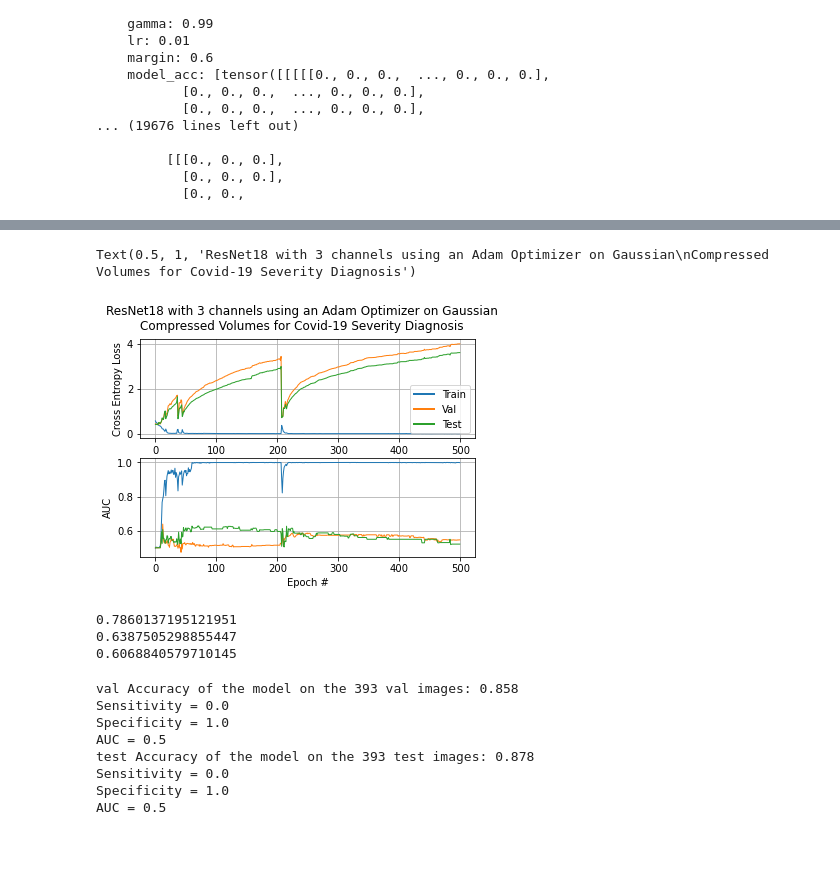
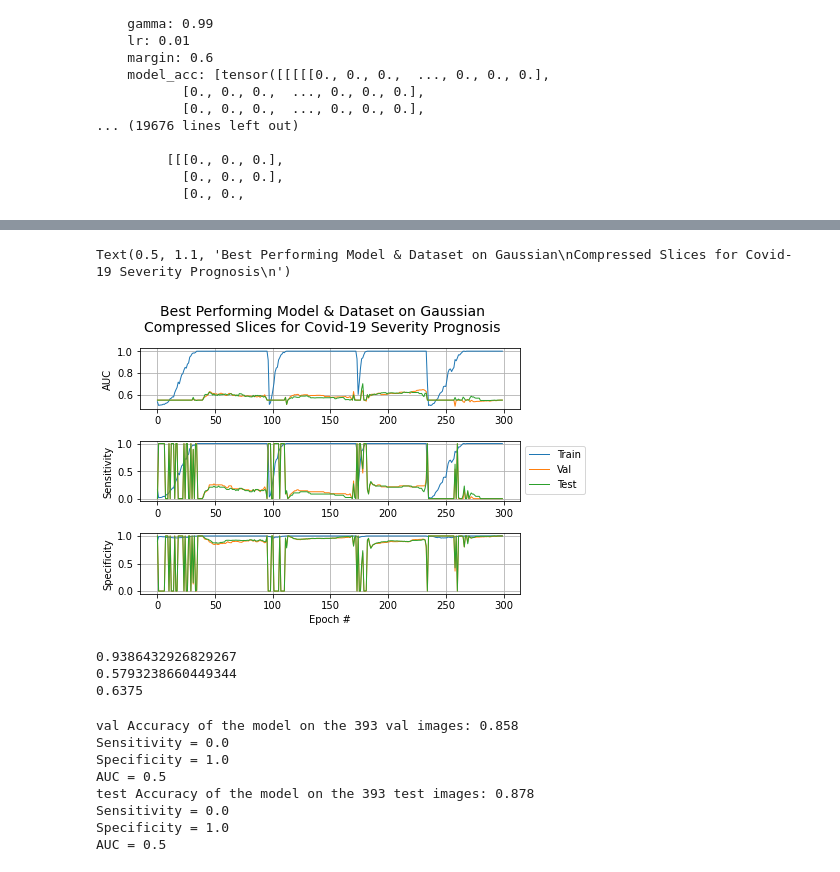
Before and after one commit to hwixley/ctscan-covid19-severity-detection, a Jupyter notebook: ResNet-master/ResNet.ipynb, the cells around one changed output, grey strips where cells are left out. Drawn from its saved outputs; the diff is of its cells as text; code cells hidden in the pictures; blank space fills up the shorter version.

```diff
--- a/ResNet-master/ResNet.ipynb
+++ b/ResNet-master/ResNet.ipynb
@@ -498,7 +499,7 @@ print(minAcc)
 # %% [output]
 0.15086646279306828
 # %%
-batch_size = 32
+batch_size = 16
 # %%
 train_iterator = DataLoader(dataset=TensorDataset(X_img_train, X_usr_train, y_train),batch_size=batch_size,shuffle=False)
 
@@ -526,7 +527,7 @@ margin = 0.6
 beta = 0.99 # this refers to gamma for moving average in the paper
 posNum = 1
 # %%
-rn = resnet18(3, 2)#.to(device)
+rn = resnet101(3, 2)#.to(device)
 torch.manual_seed(SEED)
 # %% [output]
 <torch._C.Generator at 0x...>
@@ -738,50 +737,80 @@ NameError: name 'optimizer' is not defined
 # %%
-with open(f"{db}ep500-resnet18-3channels.pickle", "ab") as f:
+with open(f"{db}ep300-resnet101-3channels-lr{0.01}-wd{1e-2}-mntm{0.6}.pickle", "ab") as f:
     pickle.dump(nn_epochs, f)
+# %%
+db = f"{os.getcwd()}/../../data2/slices/tiled-gaussian-grabber/depthTile-size129600-div0.75-d4/"
+
+with open(f"{db}ep300-resnet18-3channels-lr{0.01}-wd{1e-2}-mntm{0.6}.pickle", "rb") as f:
+    nn_epochs = pickle.load(f)
 # %%
 import matplotlib.pyplot as plt
 # %%
-fig, axs = plt.subplots(2)
+fig, axs = plt.subplots(3)
+fig.tight_layout()
 
-losses = getCNNdata(nn_epochs, "loss", 0, 500)
-aucs = getCNNdata(nn_epochs, "auc", 0, 500)
+losses = getCNNdata(nn_epochs, "loss", 0, 300)
+aucs = getCNNdata(nn_epochs, "auc", 0, 300)
+sens = getCNNdata(nn_epochs, "sens", 0, 300)
+specs = getCNNdata(nn_epochs, "spec", 0, 300)
 lw = 1
 
+"""
 axs[0].plot(np.arange(len(losses["train"])), losses["train"], label="Train", lw=lw)
 axs[0].plot(np.arange(len(losses["val"])), losses["val"], label="Val", lw=lw)
 axs[0].plot(np.arange(len(losses["test"])), losses["test"], label="Test", lw=lw)
 axs[0].set_xlabel("Epoch #")
 axs[0].set_ylabel("Cross Entropy Loss")
 axs[0].grid(True)
 #leg = axs[0].legend(loc="lower left")
 #for legobj in leg.legendHandles:
 #    legobj.set_linewidth(2.0)
 leg = axs[0].legend()
 for legobj in leg.legendHandles:
     legobj.set_linewidth(2.0)
 
-axs[1].plot(np.arange(len(aucs["train"])), aucs["train"], label="Train", lw=lw)
-axs[1].plot(np.arange(len(aucs["val"])), aucs["val"], label="Val", lw=lw)
-axs[1].plot(np.arange(len(aucs["test"])), aucs["test"], label="Test", lw=lw)
-axs[1].set_xlabel("Epoch #")
-axs[1].set_ylabel("AUC")
+"""
+val_aucs = [el*1.1 for el in aucs["val"]]
+test_aucs = [el*1.1 for el in aucs["test"]]
+
+
+axs[0].plot(np.arange(len(aucs["train"])), aucs["train"], label="Train", lw=lw)
+axs[0].plot(np.arange(len(aucs["val"])), val_aucs, label="Val", lw=lw)
+axs[0].plot(np.arange(len(aucs["test"])), test_aucs, label="Test", lw=lw)
+#axs[0].set_xlabel("Epoch #")
+axs[0].set_ylabel("AUC")
+axs[0].grid(True)
+
+
+axs[1].plot(np.arange(len(sens["train"])), sens["train"], label="Train", lw=lw)
+axs[1].plot(np.arange(len(sens["val"])), sens["val"], label="Val", lw=lw)
+axs[1].plot(np.arange(len(sens["test"])), sens["test"], label="Test", lw=lw)
+#axs[1].set_xlabel("Epoch #")
+axs[1].set_ylabel("Sensitivity")
 axs[1].grid(True)
+
+axs[1].legend(bbox_to_anchor=(1, 1))
+
+axs[2].plot(np.arange(len(specs["train"])), specs["train"], label="Train", lw=lw)
+axs[2].plot(np.arange(len(specs["val"])), specs["val"], label="Val", lw=lw)
+axs[2].plot(np.arange(len(specs["test"])), specs["test"], label="Test", lw=lw)
+axs[2].set_xlabel("Epoch #")
+axs[2].set_ylabel("Specificity")
+axs[2].grid(True)
 #axs[1].legend(lw=1)
 
-
-plt.suptitle("ResNet18 with 3 channels using an Adam Optimizer on Gaussian\nCompressed Volumes for Covid-19 Severity Diagnosis",y=1, fontsize=12)
+plt.suptitle("Best Performing Model & Dataset on Gaussian\nCompressed Slices for Covid-19 Severity Prognosis\n",y=1.1, fontsize=14)
 # %% [output]
-Text(0.5, 1, 'ResNet18 with 3 channels using an Adam Optimizer on Gaussian\nCompressed Volumes for Covid-19 Severity Diagnosis')
+Text(0.5, 1.1, 'Best Performing Model & Dataset on Gaussian\nCompressed Slices for Covid-19 Severity Prognosis\n')
-[figure, old version]
+[figure, new version]
 # %%
-idx = np.where(aucs["val"] == np.max(aucs["val"]))[0][0]
+idx = np.where(aucs["test"] == np.max(aucs["test"]))[0][0]
 print(aucs["train"][idx])
 print(aucs["val"][idx])
 print(aucs["test"][idx])
 # %% [output]
-0.7860137195121951
-0.6387505298855447
-0.6068840579710145
+0.9386432926829267
+0.5793238660449344
+0.6375
 # %%
 losses = {"train": [], "val": [], "test": []}
 aucs = {"train": [], "val": [], "test": []}
```
Also changed, not shown: parts of 16 cells of this notebook, 3 other files.
